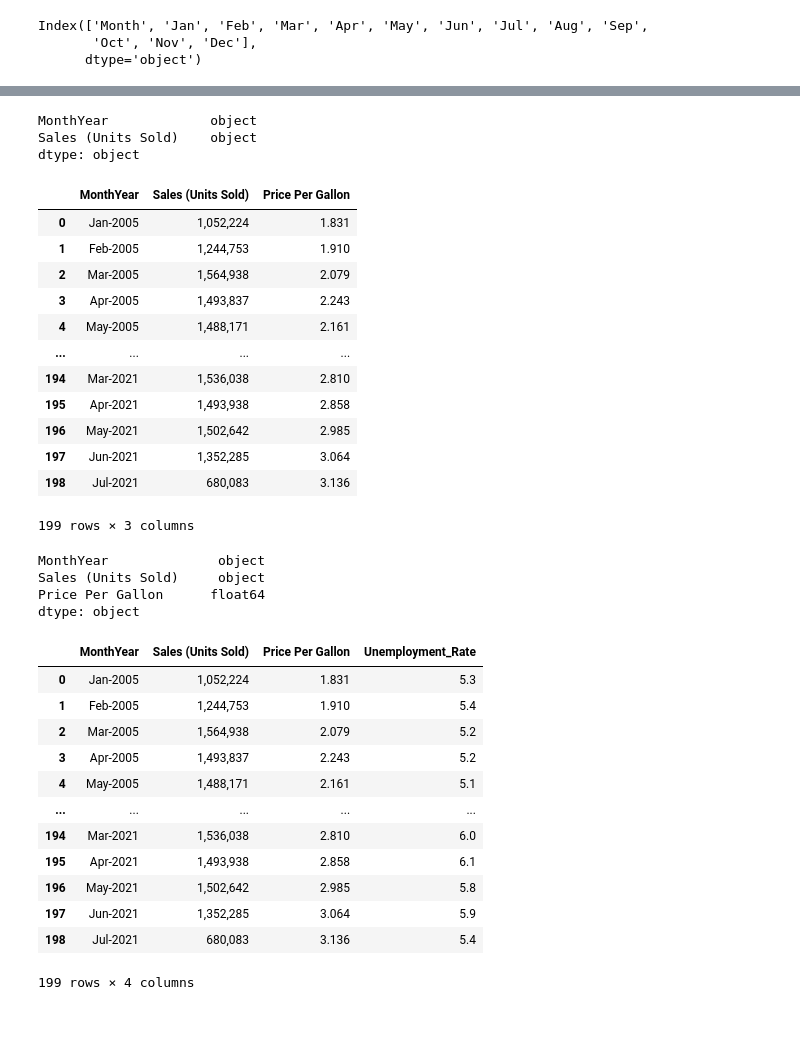
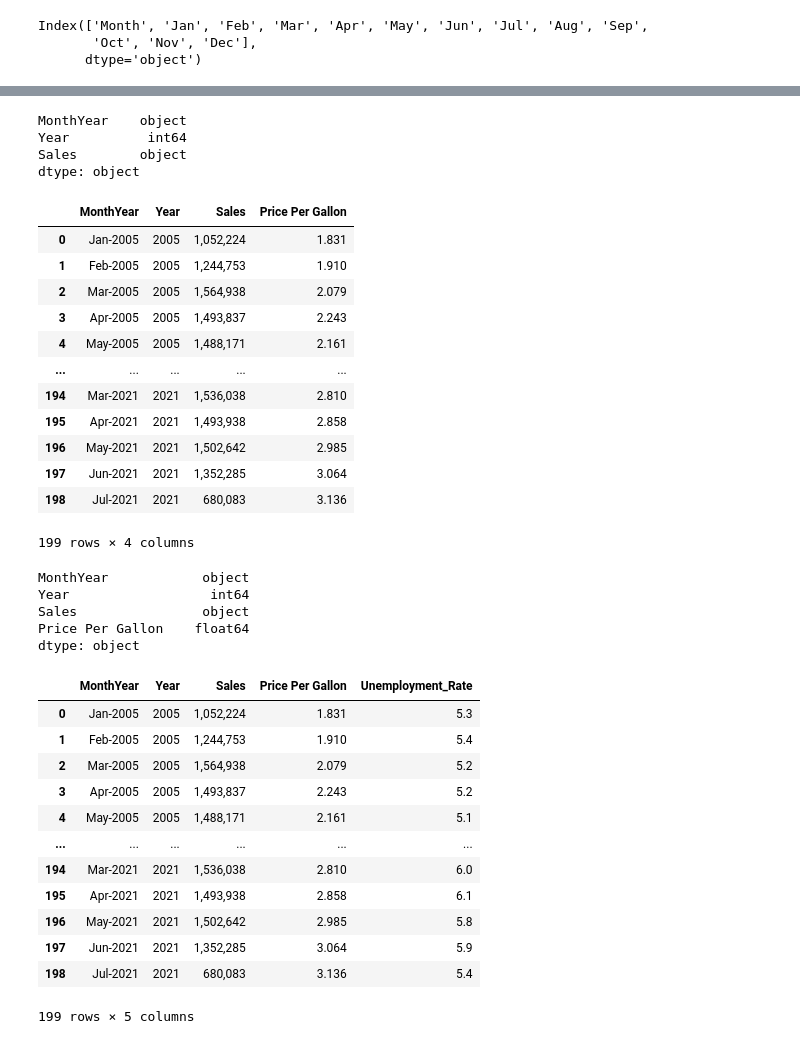
Before and after one commit to michelleherman13/auto-sales, a Jupyter notebook: data/Cleaning.ipynb, the cells around one changed output, grey strips where cells are left out. Drawn from its saved outputs; the diff is of its cells as text; code cells hidden in the pictures.

```diff
--- a/data/Cleaning.ipynb
+++ b/data/Cleaning.ipynb
@@ -58,6 +56,7 @@ Index(['Month', 'Jan', 'Feb', 'Mar', 'Apr', 'May', 'Jun', 'Jul', 'Aug', 'Sep',
 # %%
 mon_year = []
 sales = []
+year=[]
 for _, row in sales_df.iterrows():
     cur_year = row[0]
     for idx, cur_value in enumerate(list(row)):
@@ -66,11 +65,13 @@ for _, row in sales_df.iterrows():
             cur_month = months[idx]
             cur_key = f"{cur_month}-{cur_year}"
             mon_year.append(cur_key)
+            year.append(cur_year)
             sales.append(cur_value)
 #             break
 sales_df_data = {
     "MonthYear": mon_year,
-    "Sales (Units Sold)": sales
+    "Year": year,
+    "Sales": sales
 }
 final_sales_df=pd.DataFrame(sales_df_data)
 final_sales_df.head(50)
@@ -95,47 +96,49 @@ final_sales_df.head(50)
 # %%
 final_sales_df.dtypes
 # %% [output]
-MonthYear             object
-Sales (Units Sold)    object
+MonthYear    object
+Year          int64
+Sales        object
 dtype: object
 # %%
 merge_df=pd.merge(final_sales_df, gas_df, on="MonthYear")
 merge_df
 # %% [output]
-|  | MonthYear | Sales (Units Sold) | Price Per Gallon |
-| 0 | Jan-2005 | 1,052,224 | 1.831 |
-| 1 | Feb-2005 | 1,244,753 | 1.910 |
-| 2 | Mar-2005 | 1,564,938 | 2.079 |
-| 3 | Apr-2005 | 1,493,837 | 2.243 |
-| 4 | May-2005 | 1,488,171 | 2.161 |
-| ... | ... | ... | ... |
-| 194 | Mar-2021 | 1,536,038 | 2.810 |
-| 195 | Apr-2021 | 1,493,938 | 2.858 |
-| 196 | May-2021 | 1,502,642 | 2.985 |
-| 197 | Jun-2021 | 1,352,285 | 3.064 |
-| 198 | Jul-2021 | 680,083 | 3.136 |
+|  | MonthYear | Year | Sales | Price Per Gallon |
+| 0 | Jan-2005 | 2005 | 1,052,224 | 1.831 |
+| 1 | Feb-2005 | 2005 | 1,244,753 | 1.910 |
+| 2 | Mar-2005 | 2005 | 1,564,938 | 2.079 |
+| 3 | Apr-2005 | 2005 | 1,493,837 | 2.243 |
+| 4 | May-2005 | 2005 | 1,488,171 | 2.161 |
+| ... | ... | ... | ... | ... |
+| 194 | Mar-2021 | 2021 | 1,536,038 | 2.810 |
+| 195 | Apr-2021 | 2021 | 1,493,938 | 2.858 |
+| 196 | May-2021 | 2021 | 1,502,642 | 2.985 |
+| 197 | Jun-2021 | 2021 | 1,352,285 | 3.064 |
+| 198 | Jul-2021 | 2021 | 680,083 | 3.136 |
-199 rows × 3 columns
+199 rows × 4 columns
 # %%
 merge_df.dtypes
 # %% [output]
-MonthYear              object
-Sales (Units Sold)     object
-Price Per Gallon      float64
+MonthYear            object
+Year                  int64
+Sales                object
+Price Per Gallon    float64
 dtype: object
 # %%
-final_df=pd.merge(merge_df,unemployment_df, on="MonthYear")
-final_df
+merge_two_df=pd.merge(merge_df,unemployment_df, on="MonthYear")
+merge_two_df
 # %% [output]
-|  | MonthYear | Sales (Units Sold) | Price Per Gallon | Unemployment_Rate |
-| 0 | Jan-2005 | 1,052,224 | 1.831 | 5.3 |
-| 1 | Feb-2005 | 1,244,753 | 1.910 | 5.4 |
-| 2 | Mar-2005 | 1,564,938 | 2.079 | 5.2 |
-| 3 | Apr-2005 | 1,493,837 | 2.243 | 5.2 |
-| 4 | May-2005 | 1,488,171 | 2.161 | 5.1 |
-| ... | ... | ... | ... | ... |
-| 194 | Mar-2021 | 1,536,038 | 2.810 | 6.0 |
-| 195 | Apr-2021 | 1,493,938 | 2.858 | 6.1 |
-| 196 | May-2021 | 1,502,642 | 2.985 | 5.8 |
-| 197 | Jun-2021 | 1,352,285 | 3.064 | 5.9 |
-| 198 | Jul-2021 | 680,083 | 3.136 | 5.4 |
+|  | MonthYear | Year | Sales | Price Per Gallon | Unemployment_Rate |
+| 0 | Jan-2005 | 2005 | 1,052,224 | 1.831 | 5.3 |
+| 1 | Feb-2005 | 2005 | 1,244,753 | 1.910 | 5.4 |
+| 2 | Mar-2005 | 2005 | 1,564,938 | 2.079 | 5.2 |
+| 3 | Apr-2005 | 2005 | 1,493,837 | 2.243 | 5.2 |
+| 4 | May-2005 | 2005 | 1,488,171 | 2.161 | 5.1 |
+| ... | ... | ... | ... | ... | ... |
+| 194 | Mar-2021 | 2021 | 1,536,038 | 2.810 | 6.0 |
+| 195 | Apr-2021 | 2021 | 1,493,938 | 2.858 | 6.1 |
+| 196 | May-2021 | 2021 | 1,502,642 | 2.985 | 5.8 |
+| 197 | Jun-2021 | 2021 | 1,352,285 | 3.064 | 5.9 |
+| 198 | Jul-2021 | 2021 | 680,083 | 3.136 | 5.4 |
-199 rows × 4 columns
+199 rows × 5 columns
```
Also changed, not shown: parts of 20 cells of this notebook, 9 other files.
